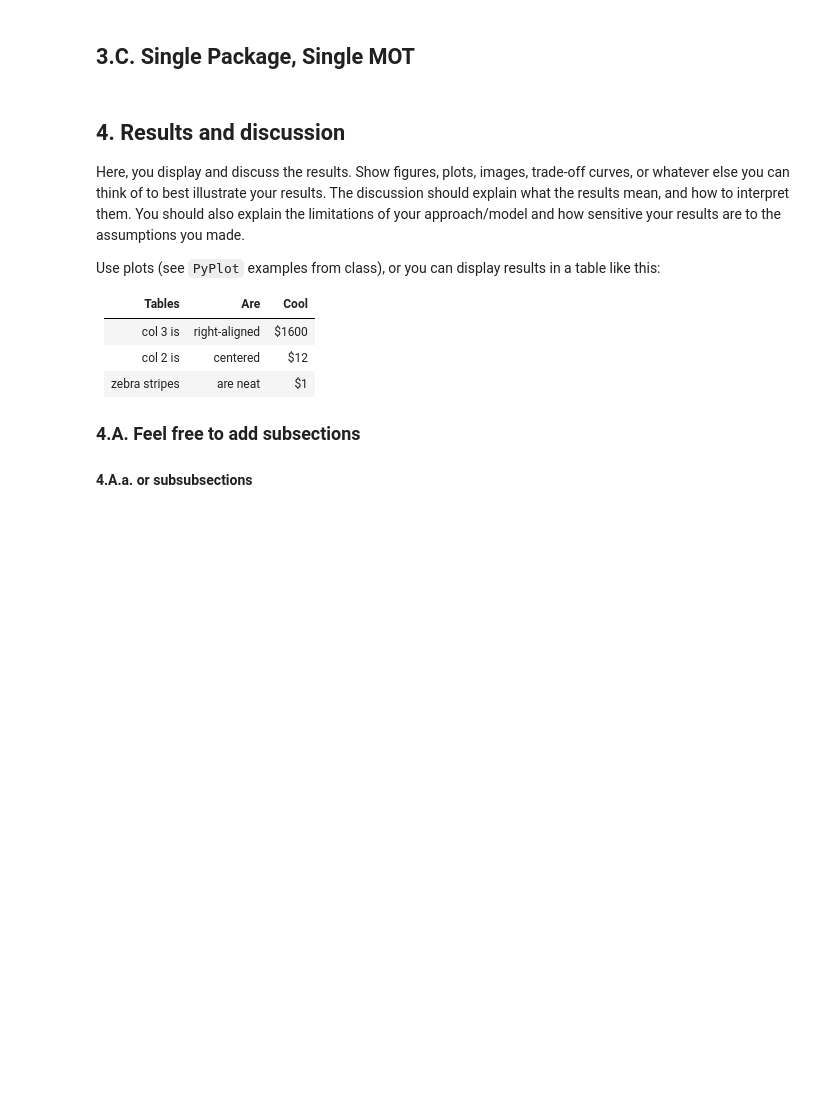
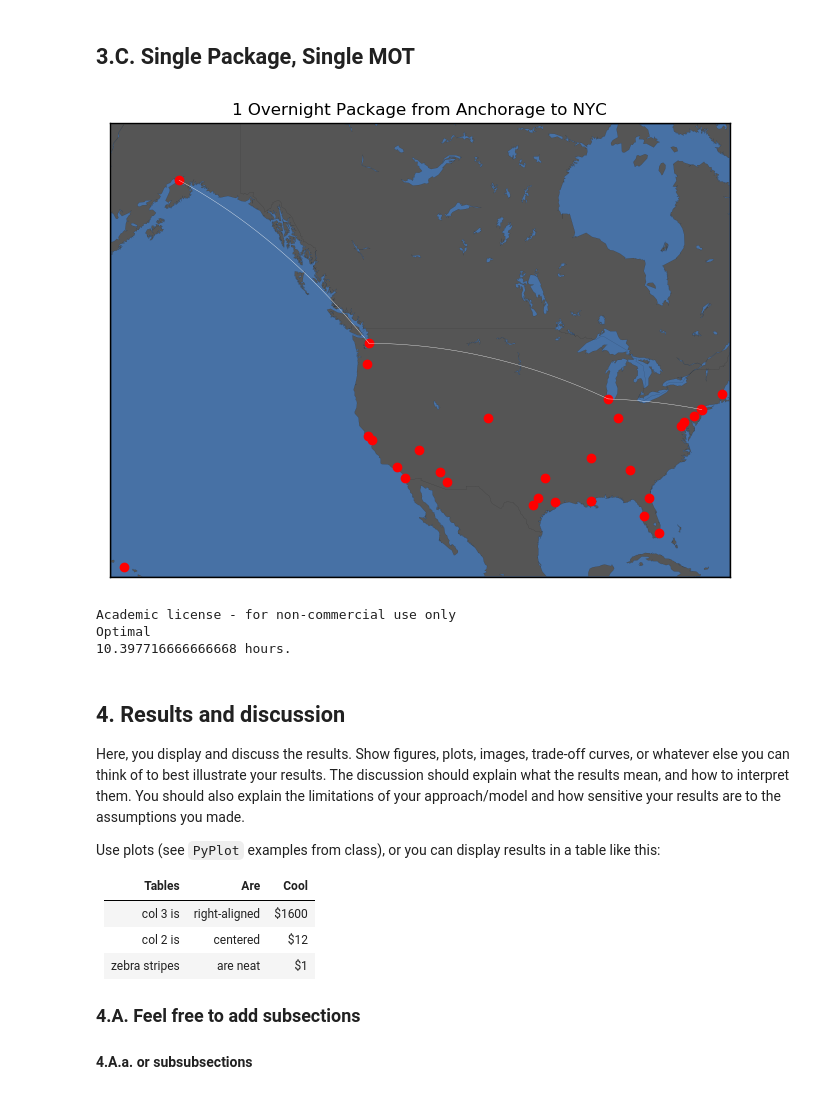
Before and after one commit to evandez/overnight-shipping, a Jupyter notebook: report.ipynb, the cells around one changed output. Cells and saved outputs as stored; diff of their text form; code cells hidden in the pictures; blank space fills up the shorter version.

```diff
--- a/report.ipynb
+++ b/report.ipynb
@@ -257,6 +260,80 @@ plot_all_mots(city_names, latitudes, longitudes, mot_distances, ["w", "g", "b"])
 [figure]
 # %% [markdown]
 ## 3.C. Single Package, Single MOT
+# %%
+using Gurobi
+
+"""
+Plots the path taken by one package through the cities.
+"""
+function plot_path_one_mot(path, title, start_index, end_index, city_names, latitudes, longitudes)
+    m = get_basemap(city_names, latitudes, longitudes)
+    plt[:title](title)
+
+    current_index = start_index
+    while current_index != end_index
+        next_index = findfirst(path[current_index, :], 1)
+        m[:drawgreatcircle](
+            longitudes[city_names[current_index]],
+            latitudes[city_names[current_index]],
+            longitudes[city_names[next_index]],
+            latitudes[city_names[next_index]],
+            linewidth=0.25, color="w", linestyle="-"
+        )
+        current_index = next_index
+    end
+
+    plt[:show]()
+end
+
+AVG_AIRSPEED = 600 # average airplane cruise speed in mph
+
+dist = mot_distances["air"] # air
+start_city = findfirst(cities, "Anchorage")
+end_city = findfirst(cities, "New York City")
+num_cities = length(cities)
+
+m = Model(solver = GurobiSolver(OutputFlag = false))
+@variable(m, path[1:num_cities, 1:num_cities], Bin)
+@constraint(m, [i in 1:num_cities], path[i, i] == 0) # no self loops
+@constraint(m, sum(dist .* path / AVG_AIRSPEED) <= 24)
+
+# starting city only has outward flow
+@constraint(m, sum(path[start_city, :]) == 1)
+@constraint(m, sum(path[:, start_city]) == 0)
+
+# ending city only has inward flow
+@constraint(m, sum(path[:, end_city]) == 1)
+@constraint(m, sum(path[end_city, :]) == 0)
+
+# all other cities must have balanced flow
+for i in 1:num_cities
+    if i != start_city && i != end_city
+        @constraint(m, sum(path[i, :]) == sum(path[:, i]))
+    end
+end
+
+# minimizing distance == minimal cost for 1 MOT
+@objective(m, Min, sum(dist .* path))
+
+status = solve(m)
+println(status)
+println(getobjectivevalue(m) / AVG_AIRSPEED, " hours.")
+
+plot_path_one_mot(
+    getvalue(path),
+    "1 Overnight Package from Anchorage to NYC",
+    start_city,
+    end_city,
+    city_names,
+    latitudes,
+    longitudes
+)
+# %% [output]
+[figure, added]
+Academic license - for non-commercial use only
+Optimal
+10.397716666666668 hours.
 # %% [markdown]
 ## 4. Results and discussion ##
 
```
Also changed, not shown: parts of 1 cell of this notebook.
